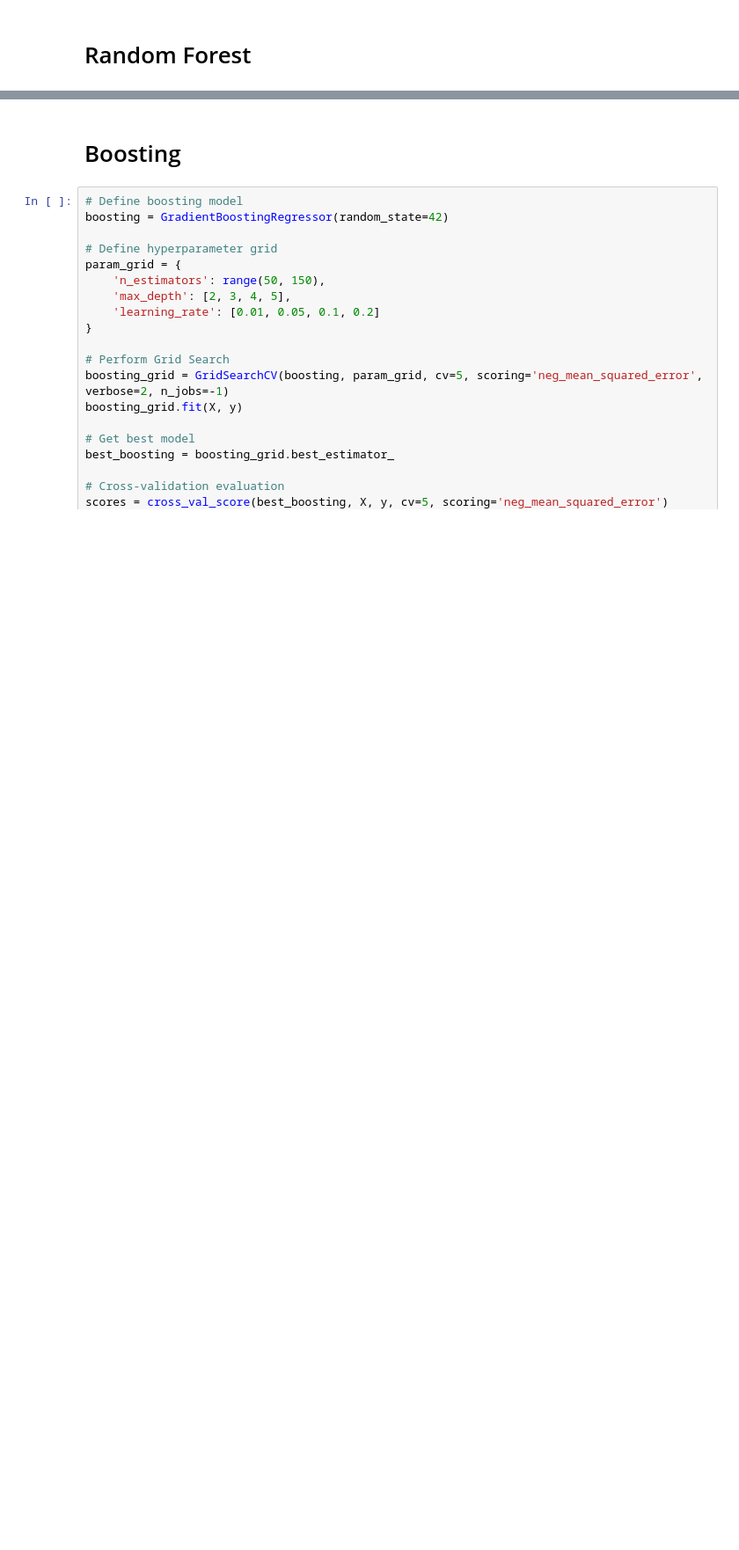
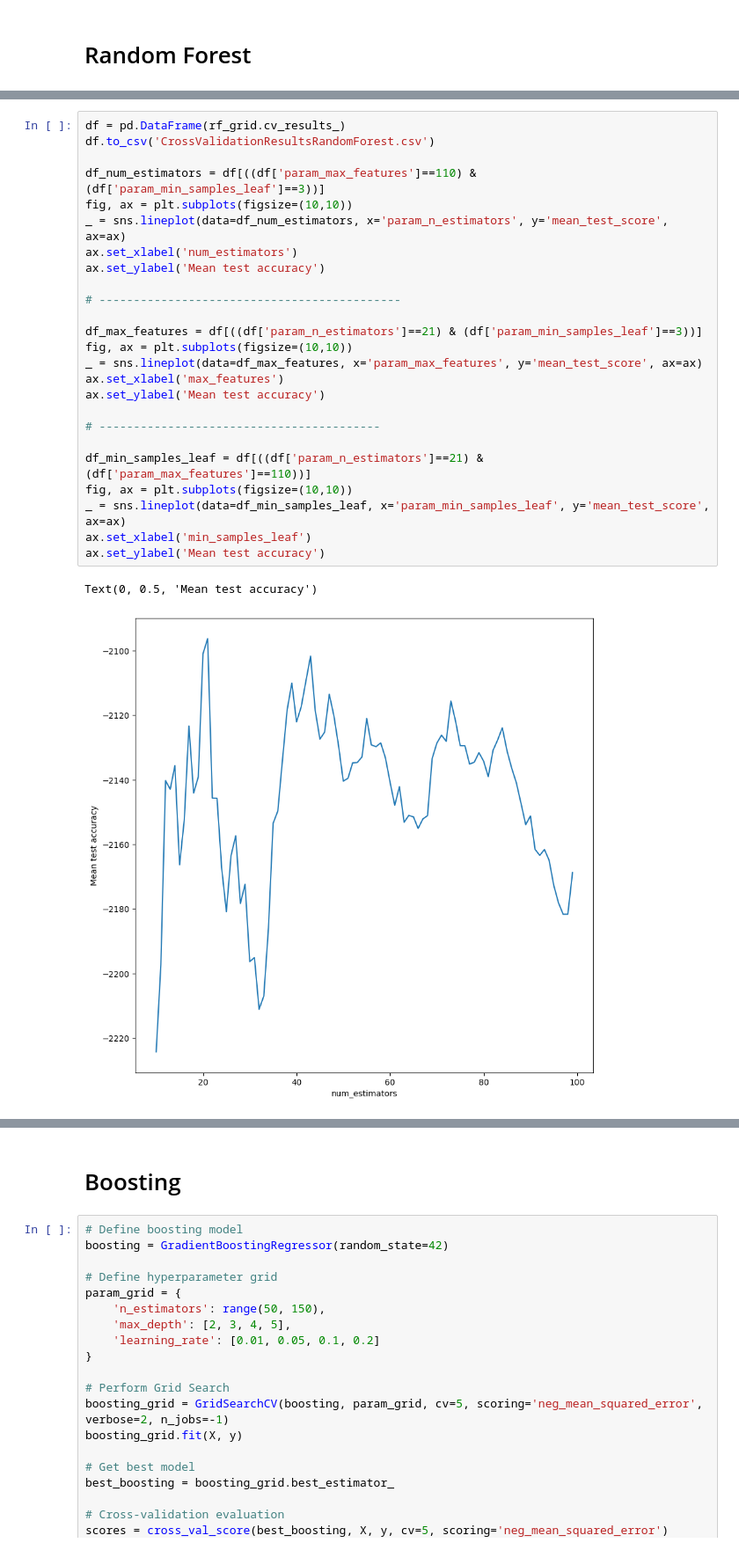
Before and after one commit to LuisMartindelCerro/CDA_Case1, a Jupyter notebook: Python/ensemble_trees.ipynb, the cells around one changed output, grey strips where cells are left out. Shown at 88% size. Saved outputs shown, nothing was run; the diff lists cells and outputs as text; blank space fills up the shorter version.

```diff
--- a/Python/ensemble_trees.ipynb
+++ b/Python/ensemble_trees.ipynb
@@ -84,0 +118,28 @@ print(f"Mean RMSE for Random Forest: {np.mean(rmse_scores)}")
+# %%
+df = pd.DataFrame(rf_grid.cv_results_)
+df.to_csv('CrossValidationResultsRandomForest.csv')
+
+df_num_estimators = df[((df['param_max_features']==110) & (df['param_min_samples_leaf']==3))]
+fig, ax = plt.subplots(figsize=(10,10))
+_ = sns.lineplot(data=df_num_estimators, x='param_n_estimators', y='mean_test_score', ax=ax)
+ax.set_xlabel('num_estimators')
+ax.set_ylabel('Mean test accuracy')
+
+# --------------------------------------------
+
+df_max_features = df[((df['param_n_estimators']==21) & (df['param_min_samples_leaf']==3))]
+fig, ax = plt.subplots(figsize=(10,10))
+_ = sns.lineplot(data=df_max_features, x='param_max_features', y='mean_test_score', ax=ax)
+ax.set_xlabel('max_features')
+ax.set_ylabel('Mean test accuracy')
+
+# -----------------------------------------
+
+df_min_samples_leaf = df[((df['param_n_estimators']==21) & (df['param_max_features']==110))]
+fig, ax = plt.subplots(figsize=(10,10))
+_ = sns.lineplot(data=df_min_samples_leaf, x='param_min_samples_leaf', y='mean_test_score', ax=ax)
+ax.set_xlabel('min_samples_leaf')
+ax.set_ylabel('Mean test accuracy')
+# %% [output]
+Text(0, 0.5, 'Mean test accuracy')
+[figure, added]
```
Also changed, not shown: parts of 10 cells of this notebook, 1 other file.
